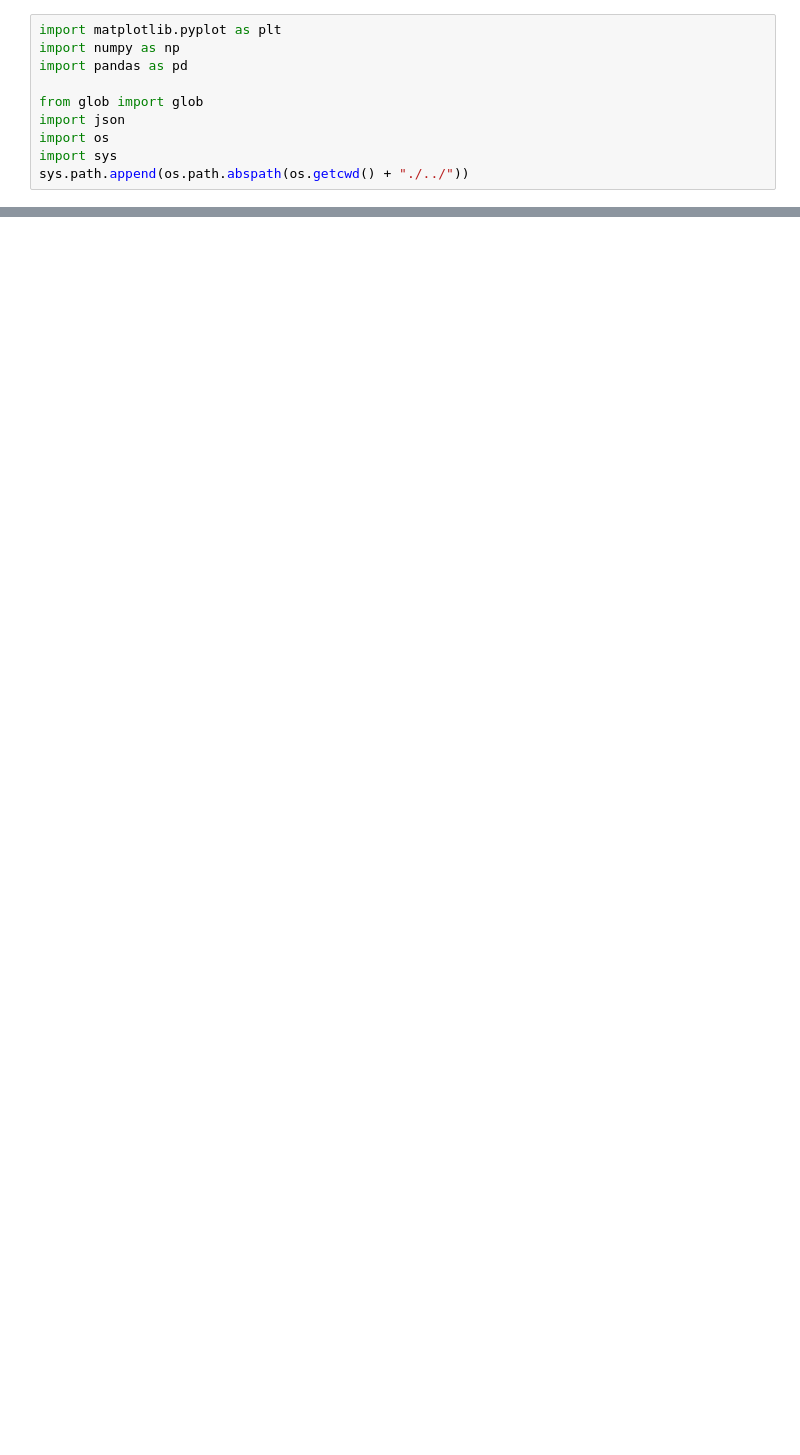
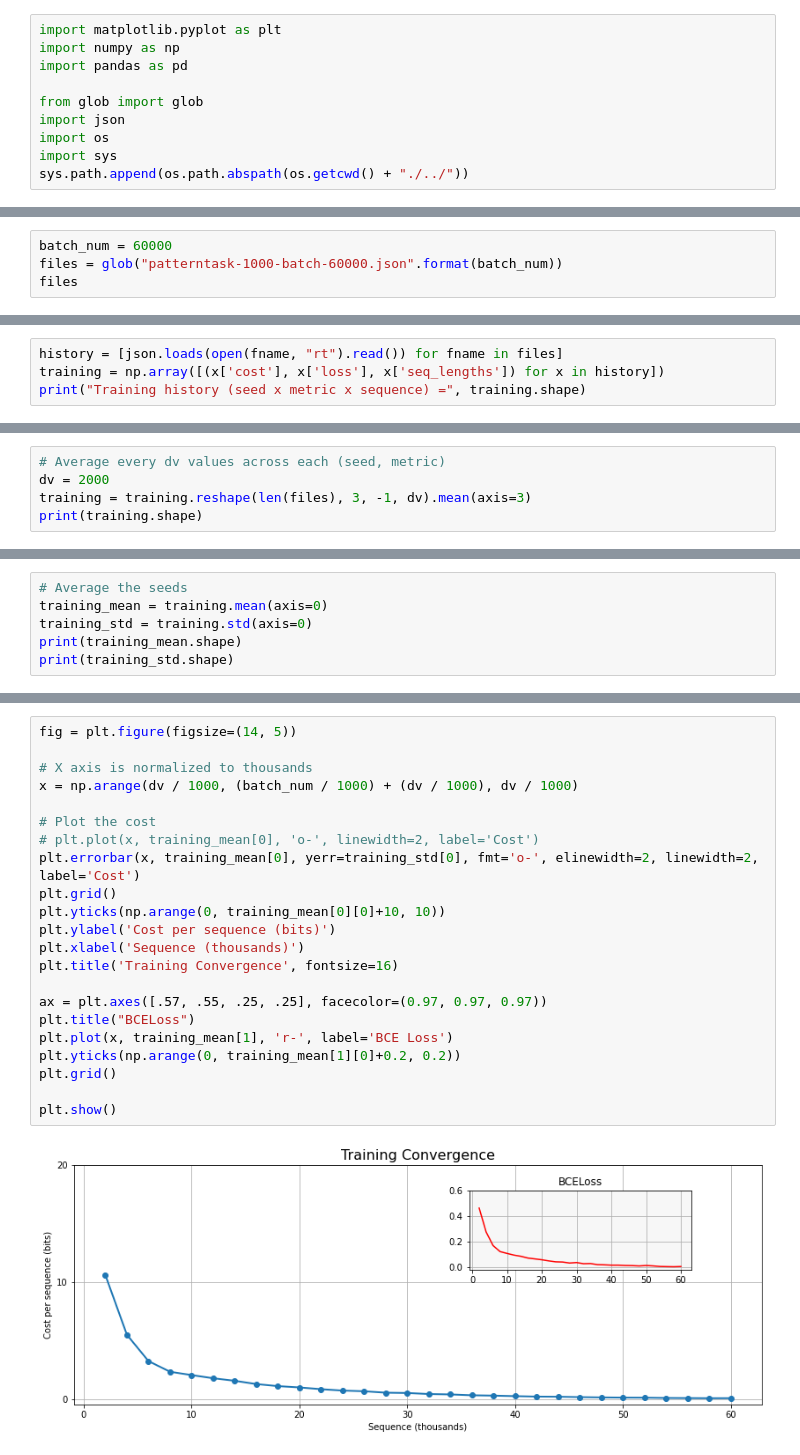
Before and after one commit to ankowalc/CIS700, a Jupyter notebook: pytorch_ntm_master/notebooks/pattern_plots.ipynb, the cells around one changed output, grey strips where cells are left out. Saved outputs shown, nothing was run; the diff lists cells and outputs as text; blank space fills up the shorter version.

```diff
--- a/pytorch_ntm_master/notebooks/pattern_plots.ipynb
+++ b/pytorch_ntm_master/notebooks/pattern_plots.ipynb
@@ -31,0 +18,4 @@ io
+# %%
+batch_num = 60000
+files = glob("patterntask-1000-batch-60000.json".format(batch_num))
+files
@@ -31,0 +24,4 @@ io
+# %%
+history = [json.loads(open(fname, "rt").read()) for fname in files]
+training = np.array([(x['cost'], x['loss'], x['seq_lengths']) for x in history])
+print("Training history (seed x metric x sequence) =", training.shape)
@@ -31,0 +30,5 @@ io
+# %%
+# Average every dv values across each (seed, metric)
+dv = 2000
+training = training.reshape(len(files), 3, -1, dv).mean(axis=3)
+print(training.shape)
@@ -31,0 +37,6 @@ io
+# %%
+# Average the seeds
+training_mean = training.mean(axis=0)
+training_std = training.std(axis=0)
+print(training_mean.shape)
+print(training_std.shape)
@@ -31,0 +46,24 @@ io
+# %%
+fig = plt.figure(figsize=(14, 5))
+
+# X axis is normalized to thousands
+x = np.arange(dv / 1000, (batch_num / 1000) + (dv / 1000), dv / 1000)
+
+# Plot the cost
+# plt.plot(x, training_mean[0], 'o-', linewidth=2, label='Cost')
+plt.errorbar(x, training_mean[0], yerr=training_std[0], fmt='o-', elinewidth=2, linewidth=2, label='Cost')
+plt.grid()
+plt.yticks(np.arange(0, training_mean[0][0]+10, 10))
+plt.ylabel('Cost per sequence (bits)')
+plt.xlabel('Sequence (thousands)')
+plt.title('Training Convergence', fontsize=16)
+
+ax = plt.axes([.57, .55, .25, .25], facecolor=(0.97, 0.97, 0.97))
+plt.title("BCELoss")
+plt.plot(x, training_mean[1], 'r-', label='BCE Loss')
+plt.yticks(np.arange(0, training_mean[1][0]+0.2, 0.2))
+plt.grid()
+
+plt.show()
+# %% [output]
+[figure, added]
```
Also changed, not shown: parts of 18 cells of this notebook.
